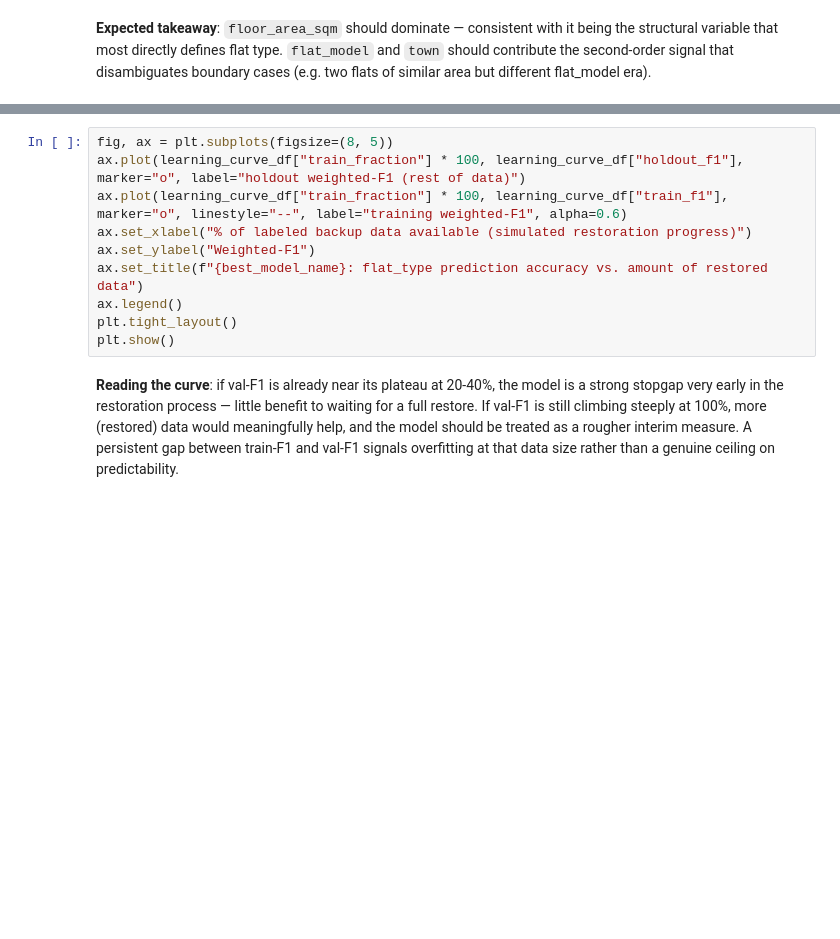
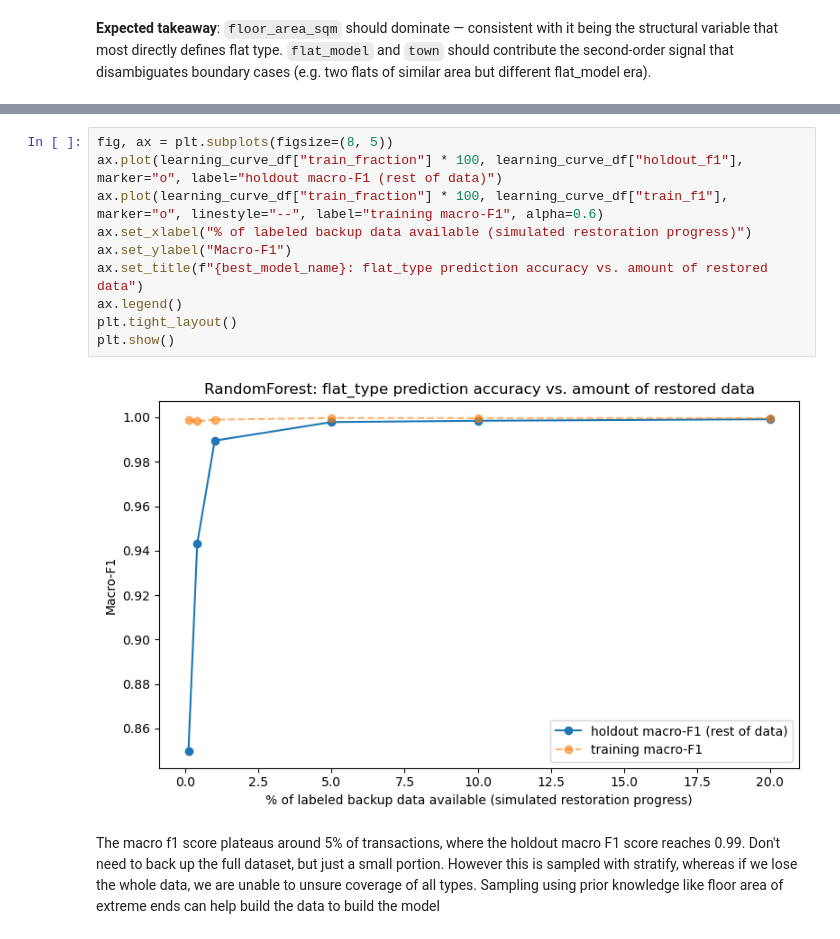
Before and after one commit to zhenging2b/hdb_resale_prices, a Jupyter notebook: src/Q2 Data Modelling/q3_flat_type_prediction.ipynb, the cells around one changed output, grey strips where cells are left out. Saved outputs shown, nothing was run; the diff lists cells and outputs as text; blank space fills up the shorter version.

```diff
--- a/src/Q2 Data Modelling/q3_flat_type_prediction.ipynb
+++ b/src/Q2 Data Modelling/q3_flat_type_prediction.ipynb
@@ -403,17 +359,15 @@ learning_curve_df
 # %%
 fig, ax = plt.subplots(figsize=(8, 5))
-ax.plot(learning_curve_df["train_fraction"] * 100, learning_curve_df["holdout_f1"], marker="o", label="holdout weighted-F1 (rest of data)")
-ax.plot(learning_curve_df["train_fraction"] * 100, learning_curve_df["train_f1"], marker="o", linestyle="--", label="training weighted-F1", alpha=0.6)
+ax.plot(learning_curve_df["train_fraction"] * 100, learning_curve_df["holdout_f1"], marker="o", label="holdout macro-F1 (rest of data)")
+ax.plot(learning_curve_df["train_fraction"] * 100, learning_curve_df["train_f1"], marker="o", linestyle="--", label="training macro-F1", alpha=0.6)
 ax.set_xlabel("% of labeled backup data available (simulated restoration progress)")
-ax.set_ylabel("Weighted-F1")
+ax.set_ylabel("Macro-F1")
 ax.set_title(f"{best_model_name}: flat_type prediction accuracy vs. amount of restored data")
 ax.legend()
 plt.tight_layout()
 plt.show()
+# %% [output]
+[figure, added]
 # %% [markdown]
-**Reading the curve**: if val-F1 is already near its plateau at 20-40%, the model is a strong stopgap
-very early in the restoration process — little benefit to waiting for a full restore. If val-F1 is
-still climbing steeply at 100%, more (restored) data would meaningfully help, and the model should be
-treated as a rougher interim measure. A persistent gap between train-F1 and val-F1 signals overfitting
-at that data size rather than a genuine ceiling on predictability.
+The macro f1 score plateaus around 5% of transactions, where the holdout macro F1 score reaches 0.99. Don't need to back up the full dataset, but just a small portion. However this is sampled with stratify, whereas if we lose the whole data, we are unable to unsure coverage of all types. Sampling using prior knowledge like floor area of extreme ends can help build the data to build the model
 # %% [markdown]
```
Also changed, not shown: parts of 9 cells of this notebook, 1 other file.
